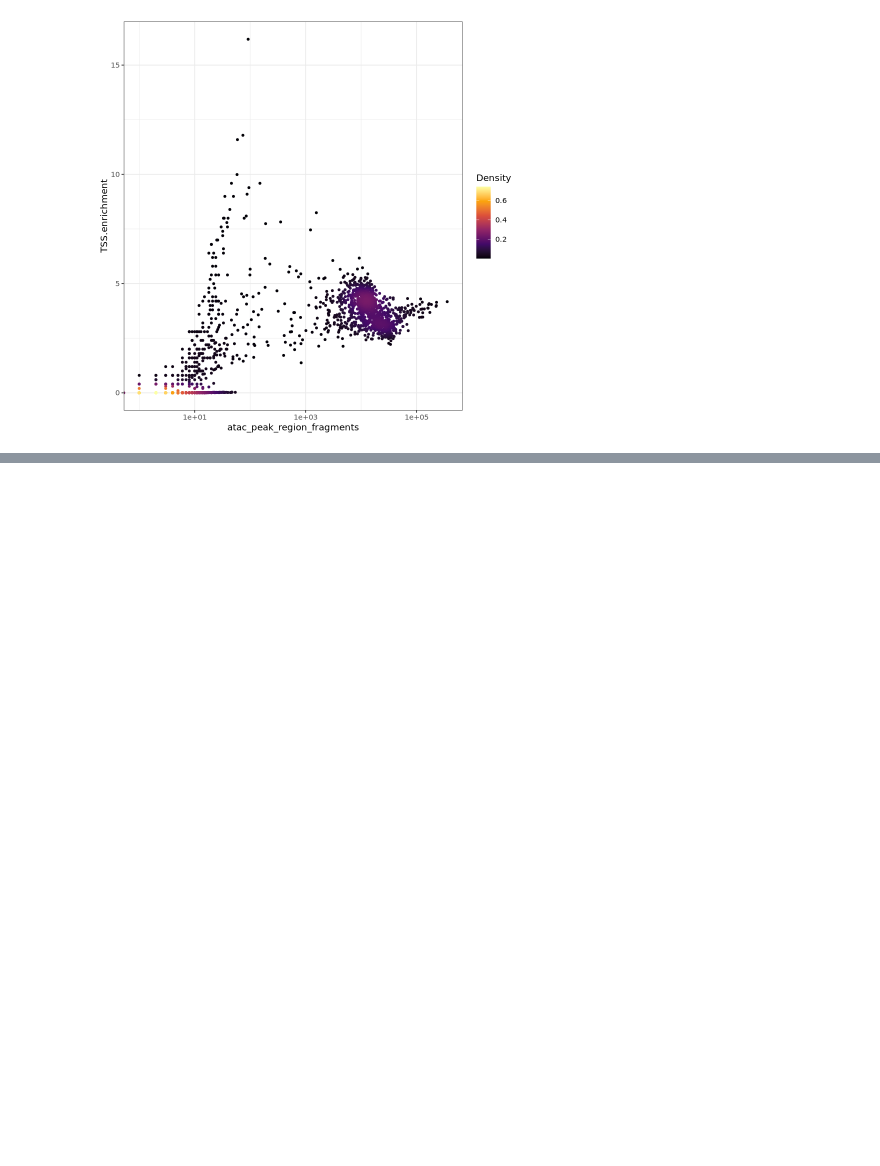
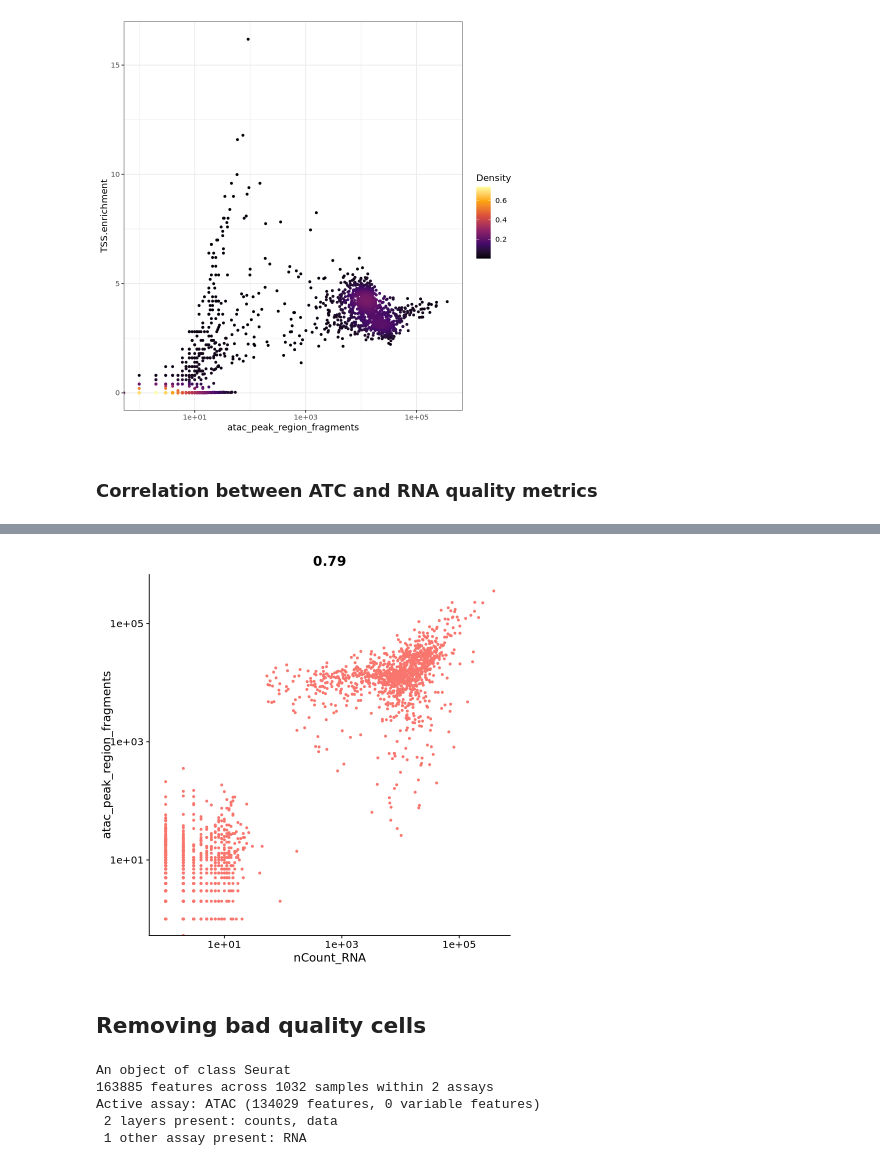
Before and after one commit to Elizabeth-mqz-gmz/scMultiomicsCourse, a Jupyter notebook: workflow/scripts/practice_2_ElizabethMarquezGomez.ipynb, the cells around one changed output, grey strips where cells are left out. Cells and saved outputs as stored; diff of their text form; code cells hidden in the pictures; blank space fills up the shorter version.

```diff
--- a/workflow/scripts/practice_2_ElizabethMarquezGomez.ipynb
+++ b/workflow/scripts/practice_2_ElizabethMarquezGomez.ipynb
@@ -282,3 +298,15 @@ DensityScatter(multi_object, x= 'atac_peak_region_fragments', y = 'TSS.enrichmen
 Warning message in scale_x_log10():
 "log-10 transformation introduced infinite values."
 [figure]
+# %% [markdown]
+### Correlation between ATC and RNA quality metrics
+# %%
+# They are correlated, cells that fail for one assay also fail for the other
+# Since is not perfectly simetrical, it means that there are more cells that fail for ATAC than for RNA
+FeatureScatter(
+  object = multi_object,
+  feature1 = "nCount_RNA",
+  feature2 = "atac_peak_region_fragments",
+  log=TRUE
+) + NoLegend()
+# %% [output]
@@ -284,0 +315,22 @@ Warning message in scale_x_log10():
+[figure, added]
+# %% [markdown]
+## Removing bad quality cells
+# %%
+## Filter out cells that are outliers for these QC metrics
+mObj_filtered <- subset(
+  x = multi_object,
+  subset = nCount_RNA > 500 & nCount_RNA < 75000 & ## UMIs (molecules) per cell tagged, this filter is standard, and we are avoiding multiplets
+    percent.mt < 5 &
+    atac_peak_region_fragments > 1500 & atac_peak_region_fragments < 75000 &
+    pct_reads_in_peaks > 15 &
+    blacklist_fraction < 0.025 &
+    nucleosome_signal < 2 &
+    TSS.enrichment > 2 & TSS.enrichment < 8
+)
+mObj_filtered
+# %% [output]
+An object of class Seurat
+163885 features across 1032 samples within 2 assays
+Active assay: ATAC (134029 features, 0 variable features)
+ 2 layers present: counts, data
+ 1 other assay present: RNA
```
Also changed, not shown: parts of 32 cells of this notebook, 22 other files.
